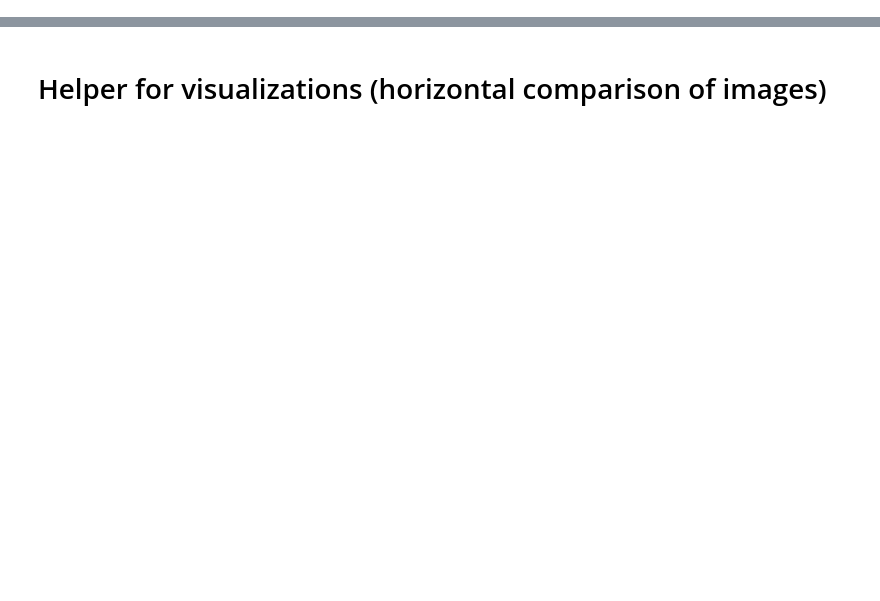
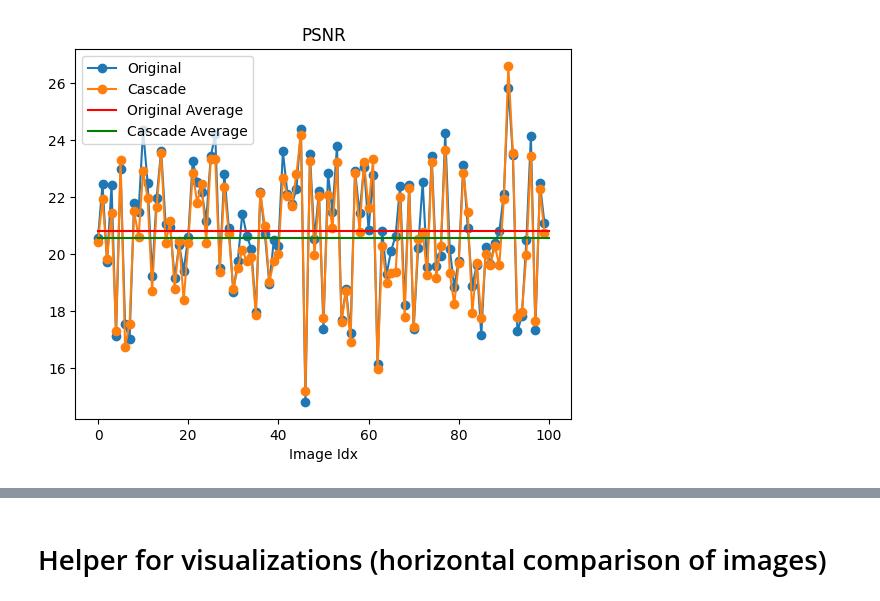
Before and after one commit to CompVis/latent-diffusion, a Jupyter notebook: metrics.ipynb, the cells around one changed output, grey strips where cells are left out. Saved outputs shown, nothing was run; the diff lists cells and outputs as text; code cells hidden in the pictures; blank space fills up the shorter version.

```diff
--- a/metrics.ipynb
+++ b/metrics.ipynb
@@ -157,0 +158,11 @@ Stadard Deviation of ssims in cascade 32->256 is 0.07663826453733927
+# %%
+plt.plot(psnrs_BL, label='Original', marker = 'o')
+plt.plot(psnrs_CC, label='Cascade', marker = 'o')
+plt.plot([0, 100], [np.average(psnrs_BL), np.average(psnrs_BL)], label='Original Average', color = "r")
+plt.plot([0, 100], [np.average(psnrs_CC), np.average(psnrs_CC)], label='Cascade Average', color = "g")
+plt.legend()
+plt.title('PSNR')
+plt.xlabel("Image Idx")
+plt.show()
+# %% [output]
+[figure, added]
```
Also changed, not shown: parts of 6 cells of this notebook, 2 other files.
